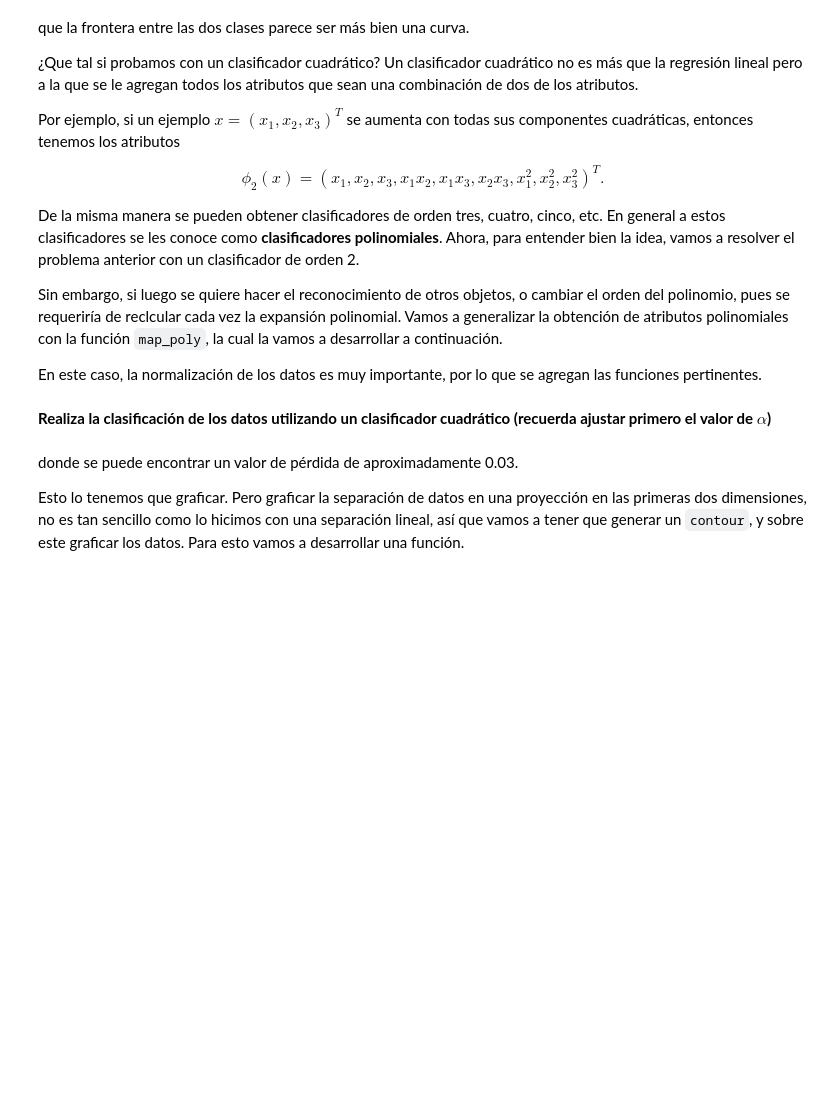
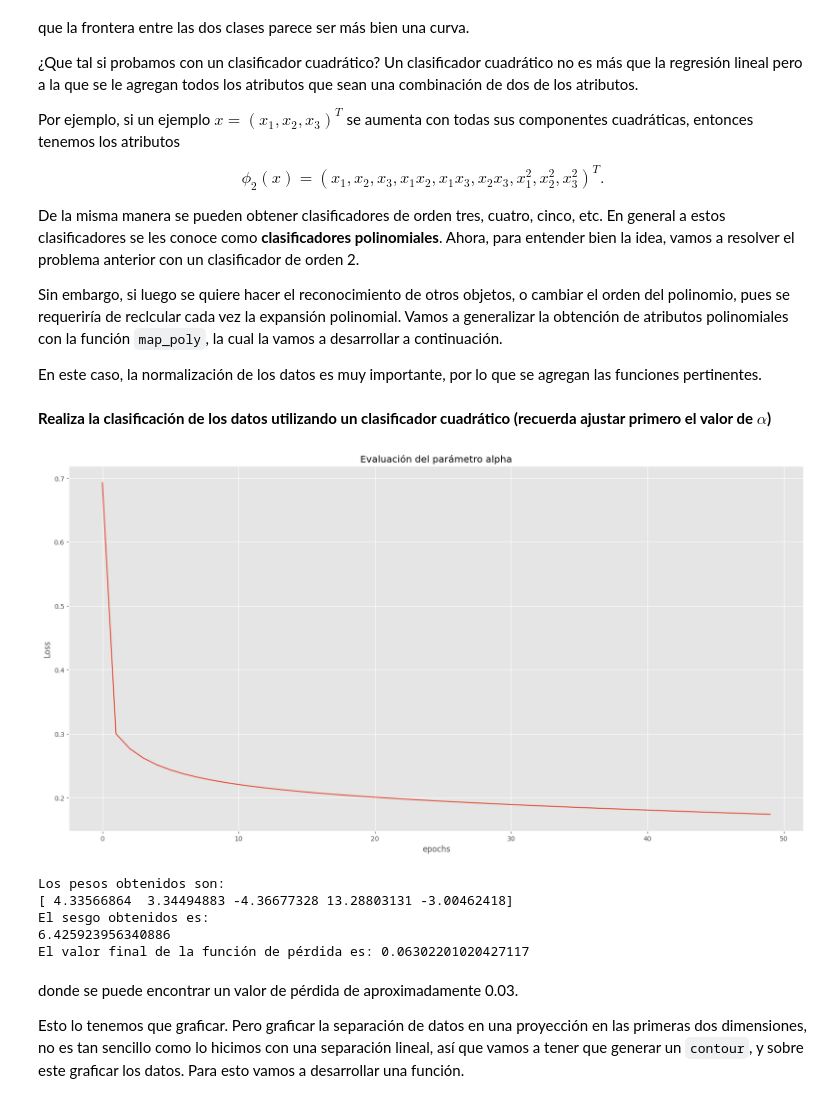
Before and after one commit to Jupazumur/2-Aprendizaje-2026, a Jupyter notebook: reg_logistica.ipynb, the cells around one changed output. Drawn from its saved outputs; the diff is of its cells as text; code cells hidden in the pictures; blank space fills up the shorter version.

```diff
--- a/reg_logistica.ipynb
+++ b/reg_logistica.ipynb
@@ -84,7 +84,7 @@ def E_in(x, a, w, b):
     #M = x.shape[0]
 
     # Agrega aqui tu código
-    z = x @ w.T + b
+    z = x @ w + b
 
     a_hat = logistica(z)
     error_en_muestra = -((a * np.log(a_hat)) + (1 - a) * (np.log(1 - a_hat))).mean()
@@ -429,28 +426,36 @@ def normaliza(x, mu, des_std):
 # %%
 # Encuentra phi_x (x son la expansión polinomial de segundo orden, utiliza la función map_poly
 
 #--Agrega el código aqui--
-phi_x =  None
-mu, de = None
-phi_x_norm = None
+phi_x =  map_poly(2, x)
+mu, de = medias_std(phi_x)
+phi_x_norm = normaliza(phi_x, mu, de)
 
 # Utiliza la regresión logística
-alpha = None
-max_iter = None
+alpha = 2.07
+max_iter = 50
 
 _, _, hist_loss = descenso_rl_lotes(phi_x_norm, y, alpha, max_iter, historial=True)
 
 plt.plot(range(len(hist_loss)), hist_loss)
 plt.xlabel('epochs')
 plt.ylabel('Loss')
 plt.title('Evaluación del parámetro alpha')
 plt.show()
+# %% [output]
+[figure, added]
 # %%
 w_norm, b_norm, _ = descenso_rl_lotes(phi_x_norm, y, alpha, 1000)
 
 print("Los pesos obtenidos son: \n{}".format(w_norm))
 print("El sesgo obtenidos es: \n{}".format(b_norm))
 print("El valor final de la función de pérdida es: {}".format(E_in(phi_x_norm, y, w_norm, b_norm)))
+# %% [output]
+Los pesos obtenidos son:
+[ 4.33566864  3.34494883 -4.36677328 13.28803131 -3.00462418]
+El sesgo obtenidos es:
+6.425923956340886
+El valor final de la función de pérdida es: 0.06302201020427117
 # %% [markdown]
 donde se puede encontrar un valor de pérdida de aproximadamente 0.03.
 
```
Also changed, not shown: parts of 3 cells of this notebook.
